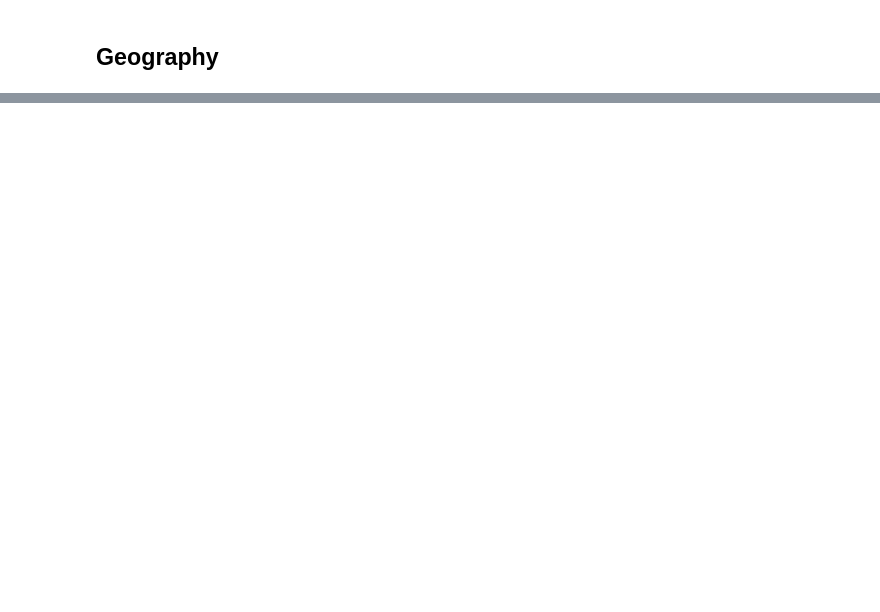
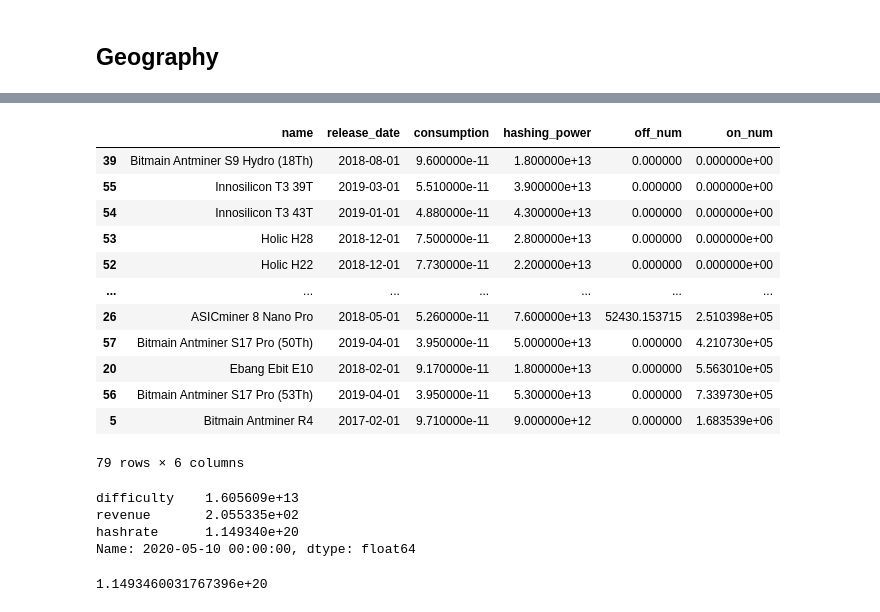
Before and after one commit to Lukasdeloose/sustainable_blockchain, a Jupyter notebook: data_analysis/bitcoin.ipynb, the cells around one changed output, grey strips where cells are left out. Drawn from its saved outputs; the diff is of its cells as text; code cells hidden in the pictures; blank space fills up the shorter version.

```diff
--- a/data_analysis/bitcoin.ipynb
+++ b/data_analysis/bitcoin.ipynb
@@ -61,0 +244,27 @@ data = {'location': ['Sichuan', 'China', 'Non-China', 'Other'],
+# %%
+hardware.sort_values(by='on_num')
+# %% [output]
+|  | name | release_date | consumption | hashing_power | off_num | on_num |
+| 39 | Bitmain Antminer S9 Hydro (18Th) | 2018-08-01 | 9.600000e-11 | 1.800000e+13 | 0.000000 | 0.000000e+00 |
+| 55 | Innosilicon T3 39T | 2019-03-01 | 5.510000e-11 | 3.900000e+13 | 0.000000 | 0.000000e+00 |
+| 54 | Innosilicon T3 43T | 2019-01-01 | 4.880000e-11 | 4.300000e+13 | 0.000000 | 0.000000e+00 |
+| 53 | Holic H28 | 2018-12-01 | 7.500000e-11 | 2.800000e+13 | 0.000000 | 0.000000e+00 |
+| 52 | Holic H22 | 2018-12-01 | 7.730000e-11 | 2.200000e+13 | 0.000000 | 0.000000e+00 |
+| ... | ... | ... | ... | ... | ... | ... |
+| 26 | ASICminer 8 Nano Pro | 2018-05-01 | 5.260000e-11 | 7.600000e+13 | 52430.153715 | 2.510398e+05 |
+| 57 | Bitmain Antminer S17 Pro (50Th) | 2019-04-01 | 3.950000e-11 | 5.000000e+13 | 0.000000 | 4.210730e+05 |
+| 20 | Ebang Ebit E10 | 2018-02-01 | 9.170000e-11 | 1.800000e+13 | 0.000000 | 5.563010e+05 |
+| 56 | Bitmain Antminer S17 Pro (53Th) | 2019-04-01 | 3.950000e-11 | 5.300000e+13 | 0.000000 | 7.339730e+05 |
+| 5 | Bitmain Antminer R4 | 2017-02-01 | 9.710000e-11 | 9.000000e+12 | 0.000000 | 1.683539e+06 |
+79 rows × 6 columns
+# %%
+bitcoin.iloc[len(bitcoin)-1]
+# %% [output]
+difficulty    1.605609e+13
+revenue       2.055335e+02
+hashrate      1.149340e+20
+Name: 2020-05-10 00:00:00, dtype: float64
+# %%
+np.sum(hardware['on_num']*hardware['hashing_power'])
+# %% [output]
+1.1493460031767396e+20
```
Also changed, not shown: parts of 20 cells of this notebook, 3 other files.
